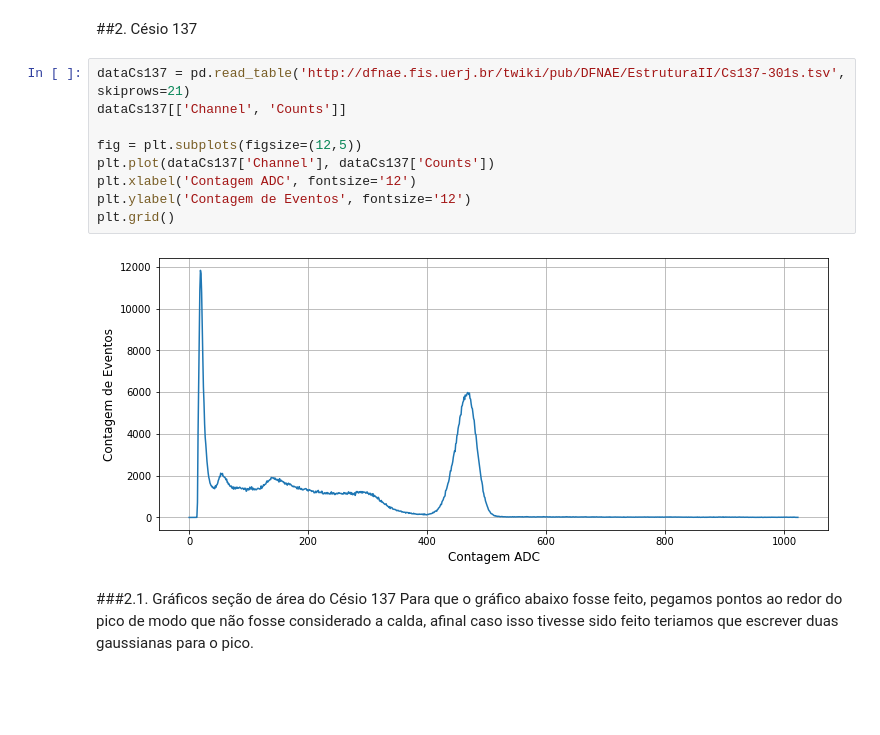
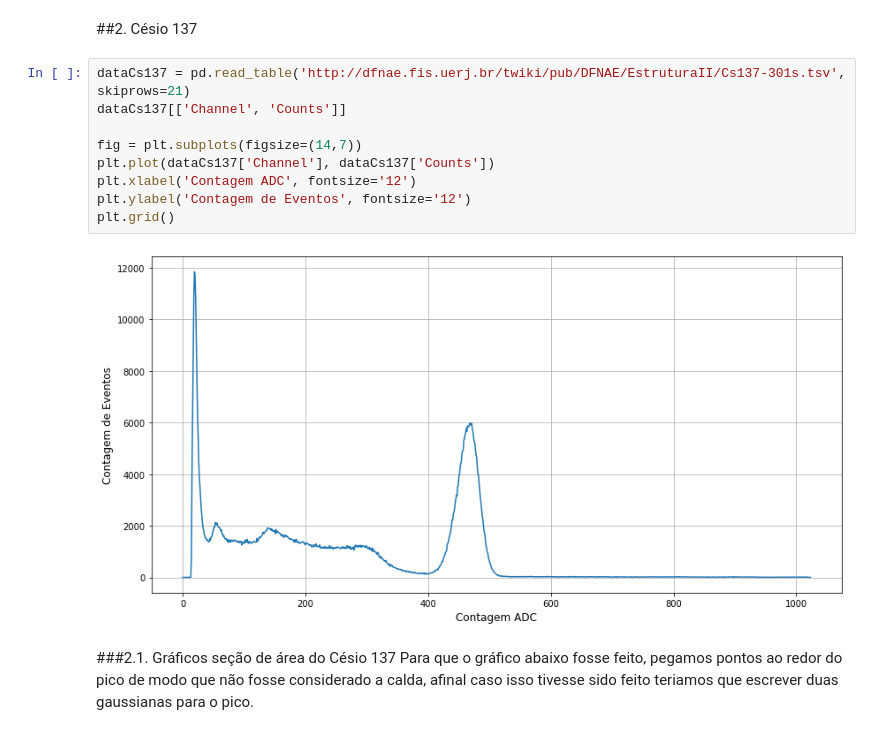
Before and after one commit to goulartsursula/DisciplinasUERJ, a Jupyter notebook: Estrutura da Materia 2/EspectroscopiaRaiosGama.ipynb, the cells around one changed output. Cells and saved outputs as stored; diff of their text form; blank space fills up the shorter version.

```diff
--- a/Estrutura da Materia 2/EspectroscopiaRaiosGama.ipynb
+++ b/Estrutura da Materia 2/EspectroscopiaRaiosGama.ipynb
@@ -134,14 +134,14 @@ plt.grid(linestyle='dotted')
 # %%
 dataCs137 = pd.read_table('http://dfnae.fis.uerj.br/twiki/pub/DFNAE/EstruturaII/Cs137-301s.tsv', skiprows=21)
 dataCs137[['Channel', 'Counts']]
 
-fig = plt.subplots(figsize=(12,5))
+fig = plt.subplots(figsize=(14,7))
 plt.plot(dataCs137['Channel'], dataCs137['Counts'])
 plt.xlabel('Contagem ADC', fontsize='12')
 plt.ylabel('Contagem de Eventos', fontsize='12')
 plt.grid()
 # %% [output]
-[figure, old version]
+[figure, new version]
 # %% [markdown]
 ###2.1. Gráficos seção de área do Césio 137
 Para que o gráfico abaixo fosse feito, pegamos pontos ao redor do pico de modo que não fosse considerado a calda, afinal caso isso tivesse sido feito teriamos que escrever duas gaussianas para o pico.
```
Also changed, not shown: parts of 4 cells of this notebook.
